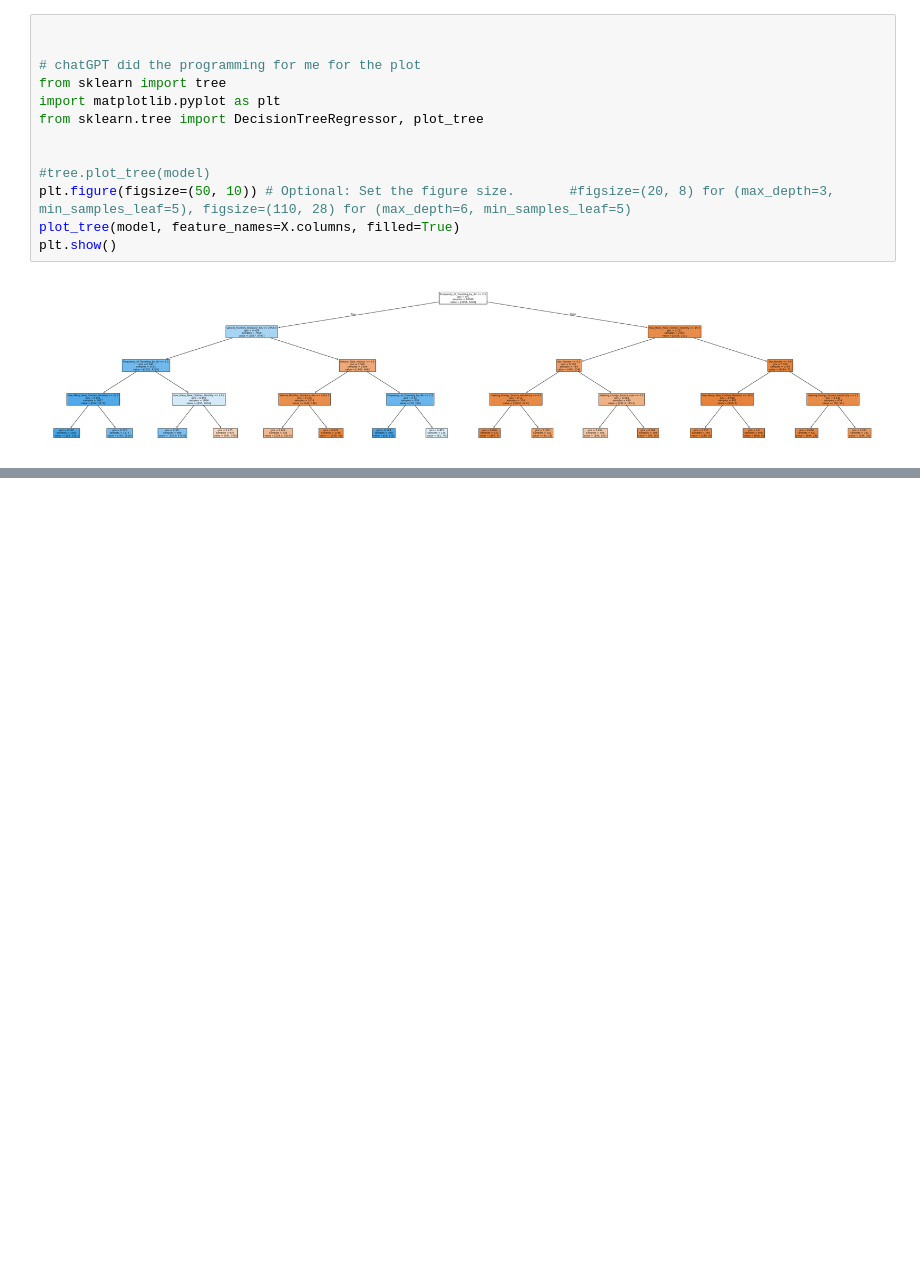
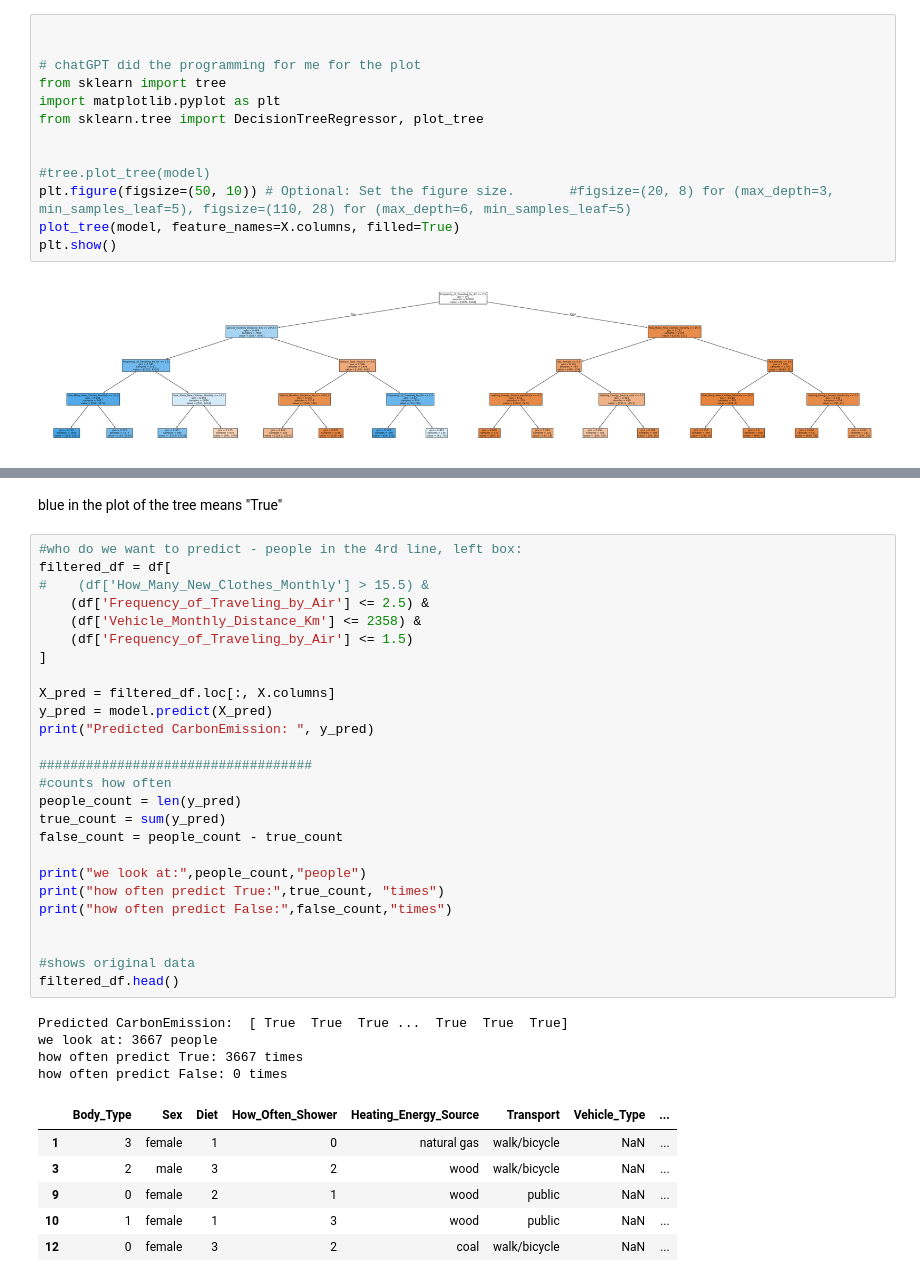
Before and after one commit to e-prossinger/CarbonFootprint_TechLab, a Jupyter notebook: shared_notebooks/model_DecisionTreeClassifikation.ipynb, the cells around one changed output, grey strips where cells are left out. Cells and saved outputs as stored; diff of their text form; blank space fills up the shorter version.

```diff
--- a/shared_notebooks/model_DecisionTreeClassifikation.ipynb
+++ b/shared_notebooks/model_DecisionTreeClassifikation.ipynb
@@ -268,0 +304,39 @@ plt.show()
+# %% [markdown]
+blue in the plot of the tree means "True"
+# %%
+#who do we want to predict - people in the 4rd line, left box:
+filtered_df = df[
+#    (df['How_Many_New_Clothes_Monthly'] > 15.5) &
+    (df['Frequency_of_Traveling_by_Air'] <= 2.5) &
+    (df['Vehicle_Monthly_Distance_Km'] <= 2358) &
+    (df['Frequency_of_Traveling_by_Air'] <= 1.5)
+]
+
+X_pred = filtered_df.loc[:, X.columns]
+y_pred = model.predict(X_pred)
+print("Predicted CarbonEmission: ", y_pred)
+
+###################################
+#counts how often
+people_count = len(y_pred)
+true_count = sum(y_pred)
+false_count = people_count - true_count
+
+print("we look at:",people_count,"people")
+print("how often predict True:",true_count, "times")
+print("how often predict False:",false_count,"times")
+
+
+#shows original data
+filtered_df.head()
+# %% [output]
+Predicted CarbonEmission:  [ True  True  True ...  True  True  True]
+we look at: 3667 people
+how often predict True: 3667 times
+how often predict False: 0 times
+|  | Body_Type | Sex | Diet | How_Often_Shower | Heating_Energy_Source | Transport | Vehicle_Type | ... |
+| 1 | 3 | female | 1 | 0 | natural gas | walk/bicycle | NaN | ... |
+| 3 | 2 | male | 3 | 2 | wood | walk/bicycle | NaN | ... |
+| 9 | 0 | female | 2 | 1 | wood | public | NaN | ... |
+| 10 | 1 | female | 1 | 3 | wood | public | NaN | ... |
+| 12 | 0 | female | 3 | 2 | coal | walk/bicycle | NaN | ... |
```
Also changed, not shown: parts of 7 cells of this notebook.
